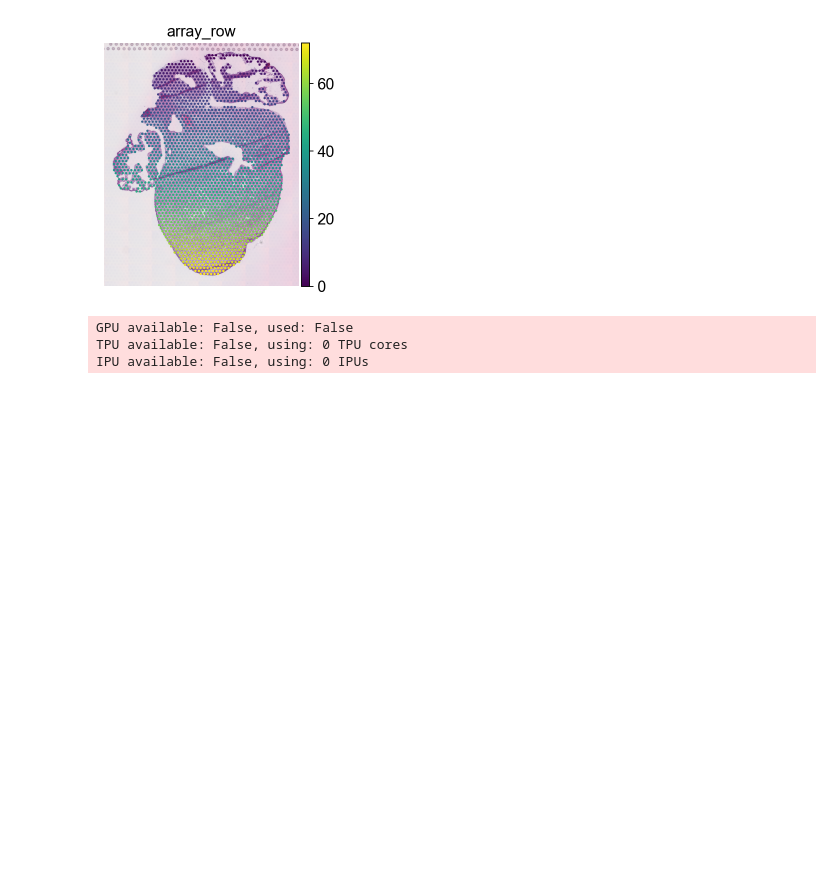
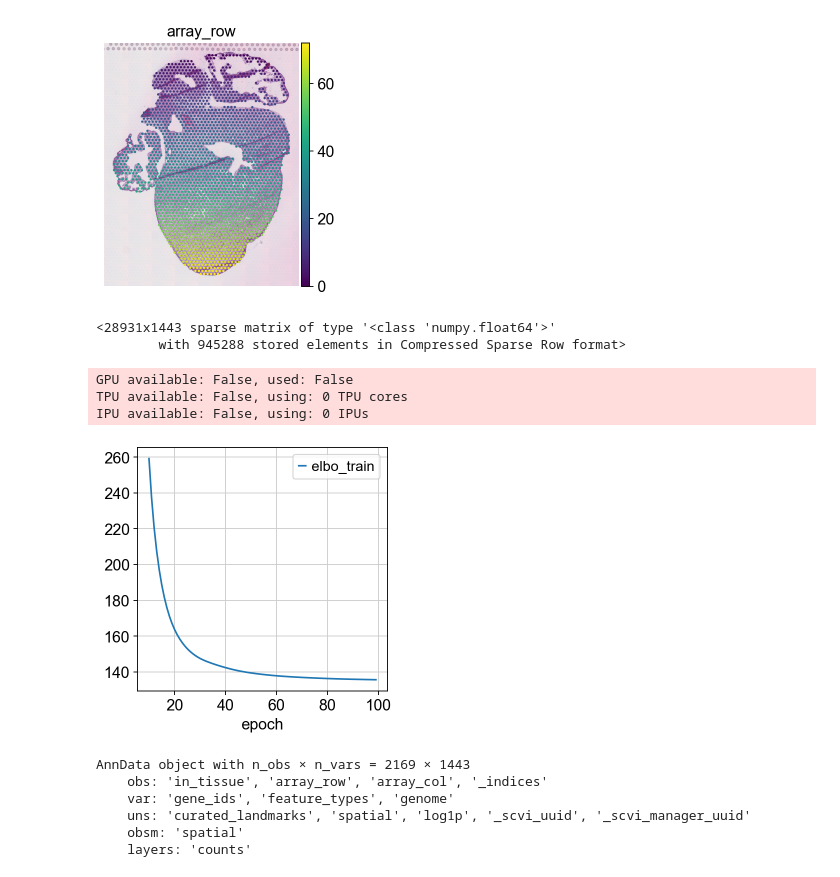
Before and after one commit to fmicompbio/adv_singlecell_2022, a Jupyter notebook: day3_spatial_transcriptomics/deconvolution.ipynb, the cells around one changed output. Cells and saved outputs as stored; diff of their text form; code cells hidden in the pictures; blank space fills up the shorter version.

```diff
--- a/day3_spatial_transcriptomics/deconvolution.ipynb
+++ b/day3_spatial_transcriptomics/deconvolution.ipynb
@@ -40,6 +40,6 @@ sc_adata.layers["counts"]
 # %%
 st_adata = sc.read(root / "spatial_adata/V10F24-105_A1.h5ad")
-st_adata.layers["counts"] = st_adata.X.copy()
+st_adata.layers["counts"] = st_adata.X.astype(np.float64).copy()
 st_adata.var_names_make_unique()
 sc.pp.normalize_total(st_adata, target_sum=10e4)
 sc.pp.log1p(st_adata)
@@ -58,17 +70,32 @@ G = len(intersect)
 from scvi.external import RNAStereoscope, SpatialStereoscope
 
 RNAStereoscope.setup_anndata(sc_adata, layer="counts", labels_key="Main_cluster_name")
+# %%
+sc_adata.layers["counts"]
+# %% [output]
+<28931x1443 sparse matrix of type '<class 'numpy.float64'>'
+        with 945288 stored elements in Compressed Sparse Row format>
 # %%
 train = True
 if train:
     sc_model = RNAStereoscope(sc_adata)
-    sc_model.train(max_epochs = 100)
+    sc_model.train(max_epochs=100, use_gpu=False, lr=0.01)
     sc_model.history["elbo_train"][10:].plot()
     sc_model.save("scmodel", overwrite=True)
 else:
     sc_model = RNAStereoscope.load("scmodel", adata=sc_adata)
     print("Loaded RNA model from file!")
 # %% [output]
 GPU available: False, used: False
 TPU available: False, using: 0 TPU cores
 IPU available: False, using: 0 IPUs
+[figure, added]
+# %%
+st_adata
+# %% [output]
+AnnData object with n_obs × n_vars = 2169 × 1443
+    obs: 'in_tissue', 'array_row', 'array_col', '_indices'
+    var: 'gene_ids', 'feature_types', 'genome'
+    uns: 'curated_landmarks', 'spatial', 'log1p', '_scvi_uuid', '_scvi_manager_uuid'
+    obsm: 'spatial'
+    layers: 'counts'
```
Also changed, not shown: parts of 11 cells of this notebook, 5 other files.
